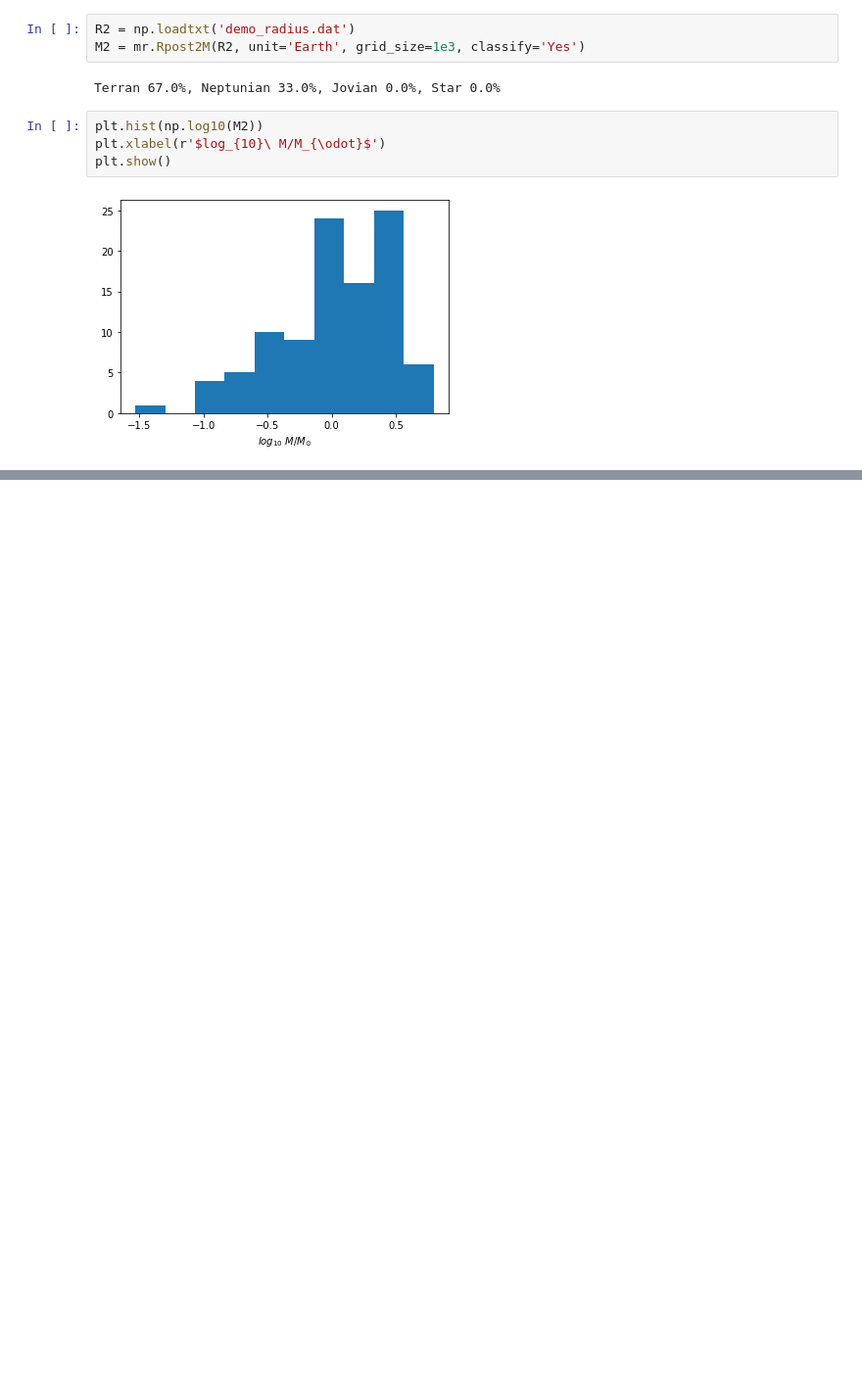
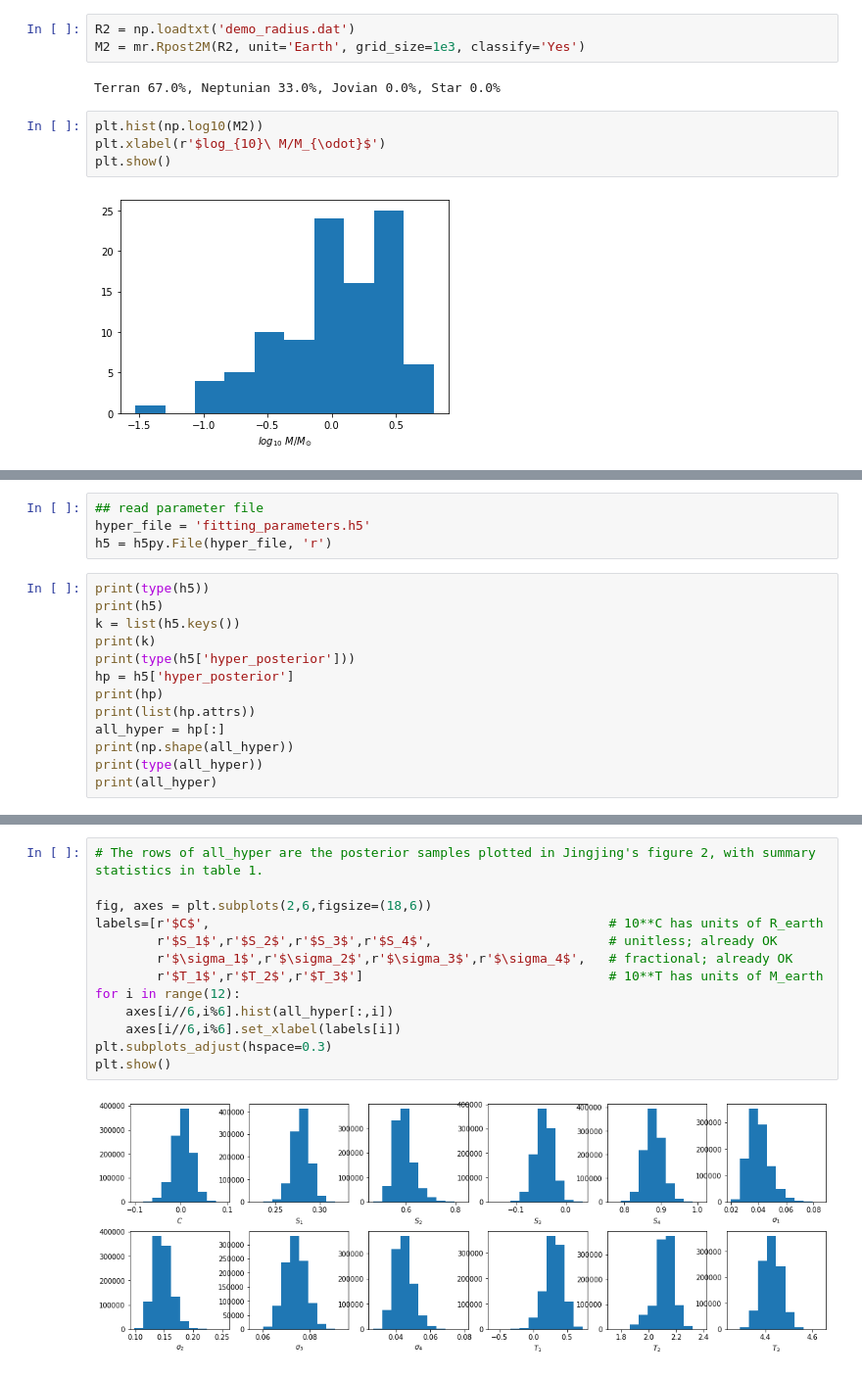
Before and after one commit to esandford/forecaster, a Jupyter notebook: demo.ipynb, the cells around one changed output, grey strips where cells are left out. Shown at 98% size. Cells and saved outputs as stored; diff of their text form; blank space fills up the shorter version.

Commit message:
reproducing table 1, figures 1, 3

```diff
--- a/demo.ipynb
+++ b/demo.ipynb
@@ -74,0 +79,17 @@ plt.show()
+# %%
+## read parameter file
+hyper_file = 'fitting_parameters.h5'
+h5 = h5py.File(hyper_file, 'r')
+# %%
+print(type(h5))
+print(h5)
+k = list(h5.keys())
+print(k)
+print(type(h5['hyper_posterior']))
+hp = h5['hyper_posterior']
+print(hp)
+print(list(hp.attrs))
+all_hyper = hp[:]
+print(np.shape(all_hyper))
+print(type(all_hyper))
+print(all_hyper)
@@ -74,0 +114,15 @@ plt.show()
+# %%
+# The rows of all_hyper are the posterior samples plotted in Jingjing's figure 2, with summary statistics in table 1.
+
+fig, axes = plt.subplots(2,6,figsize=(18,6))
+labels=[r'$C$',                                                    # 10**C has units of R_earth
+        r'$S_1$',r'$S_2$',r'$S_3$',r'$S_4$',                       # unitless; already OK
+        r'$\sigma_1$',r'$\sigma_2$',r'$\sigma_3$',r'$\sigma_4$',   # fractional; already OK
+        r'$T_1$',r'$T_2$',r'$T_3$']                                # 10**T has units of M_earth
+for i in range(12):
+    axes[i//6,i%6].hist(all_hyper[:,i])
+    axes[i//6,i%6].set_xlabel(labels[i])
+plt.subplots_adjust(hspace=0.3)
+plt.show()
+# %% [output]
+[figure, added]
```
Also changed, not shown: parts of 6 cells of this notebook, 1 other file.
